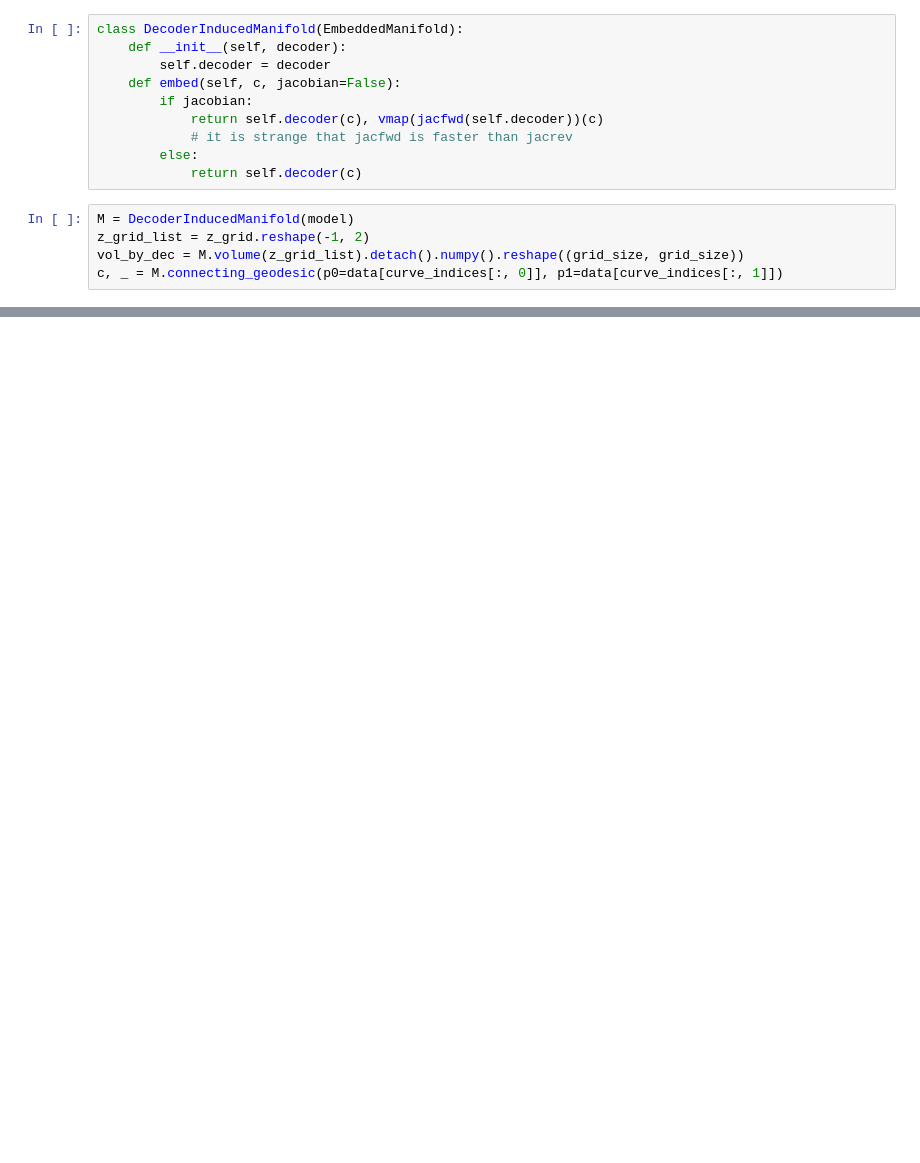
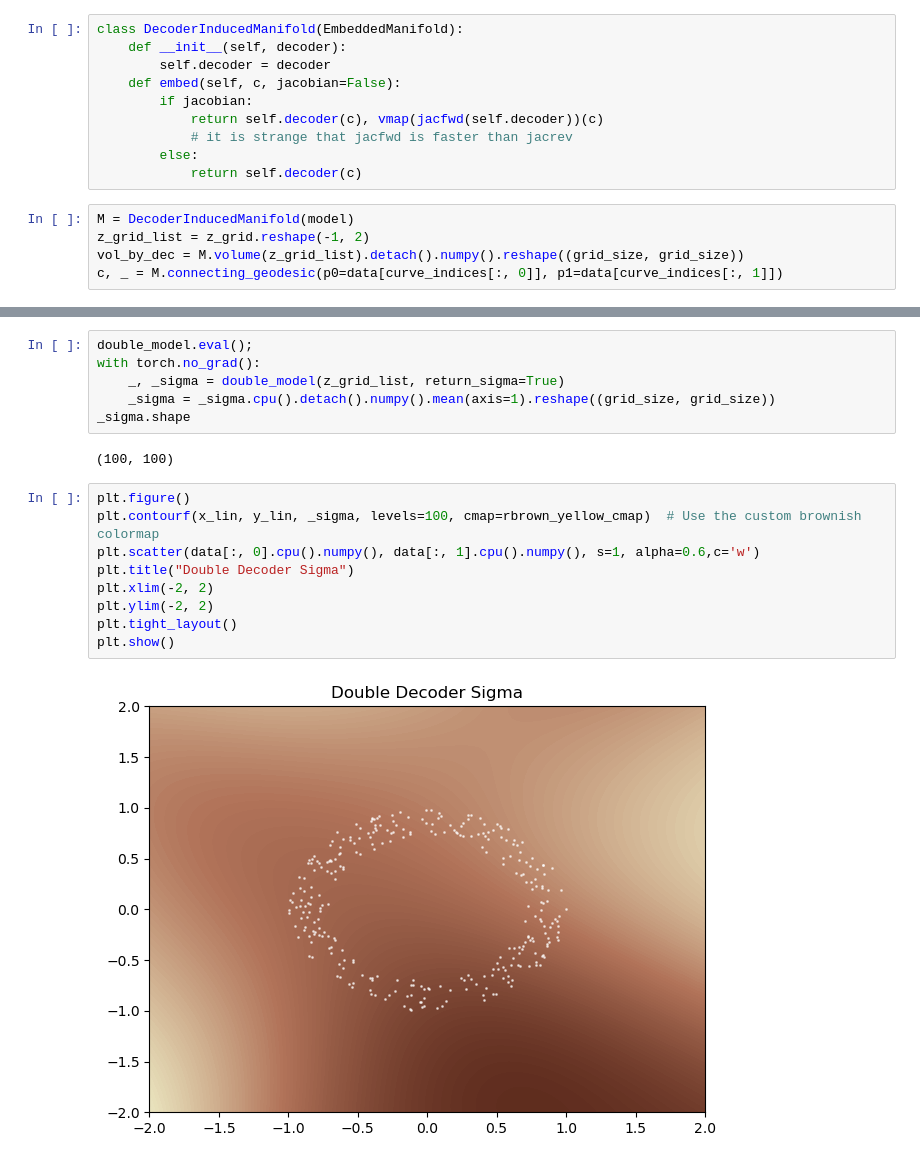
Before and after one commit to fablos/geo_latte, a Jupyter notebook: icra/circular_data.ipynb, the cells around one changed output, grey strips where cells are left out. Drawn from its saved outputs; the diff is of its cells as text; blank space fills up the shorter version.

```diff
--- a/icra/circular_data.ipynb
+++ b/icra/circular_data.ipynb
@@ -131,0 +178,19 @@ data_vae_nd = torch.tensor(data_vae_nd, dtype=torch.float32)
+# %%
+double_model.eval();
+with torch.no_grad():
+    _, _sigma = double_model(z_grid_list, return_sigma=True)
+    _sigma = _sigma.cpu().detach().numpy().mean(axis=1).reshape((grid_size, grid_size))
+_sigma.shape
+# %% [output]
+(100, 100)
+# %%
+plt.figure()
+plt.contourf(x_lin, y_lin, _sigma, levels=100, cmap=rbrown_yellow_cmap)  # Use the custom brownish colormap
+plt.scatter(data[:, 0].cpu().numpy(), data[:, 1].cpu().numpy(), s=1, alpha=0.6,c='w')
+plt.title("Double Decoder Sigma")
+plt.xlim(-2, 2)
+plt.ylim(-2, 2)
+plt.tight_layout()
+plt.show()
+# %% [output]
+[figure, added]
```
Also changed, not shown: parts of 14 cells of this notebook, 1 other file.
